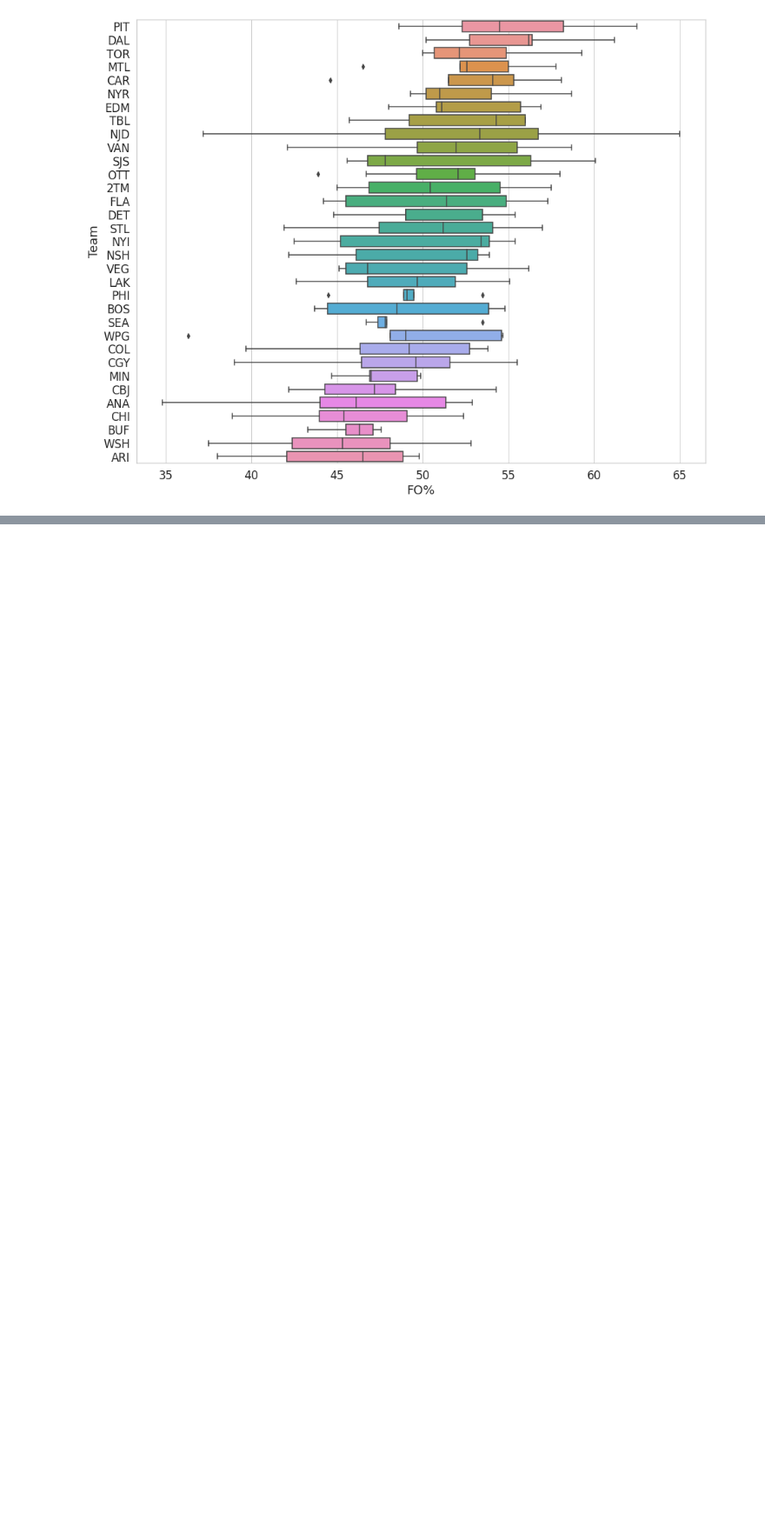
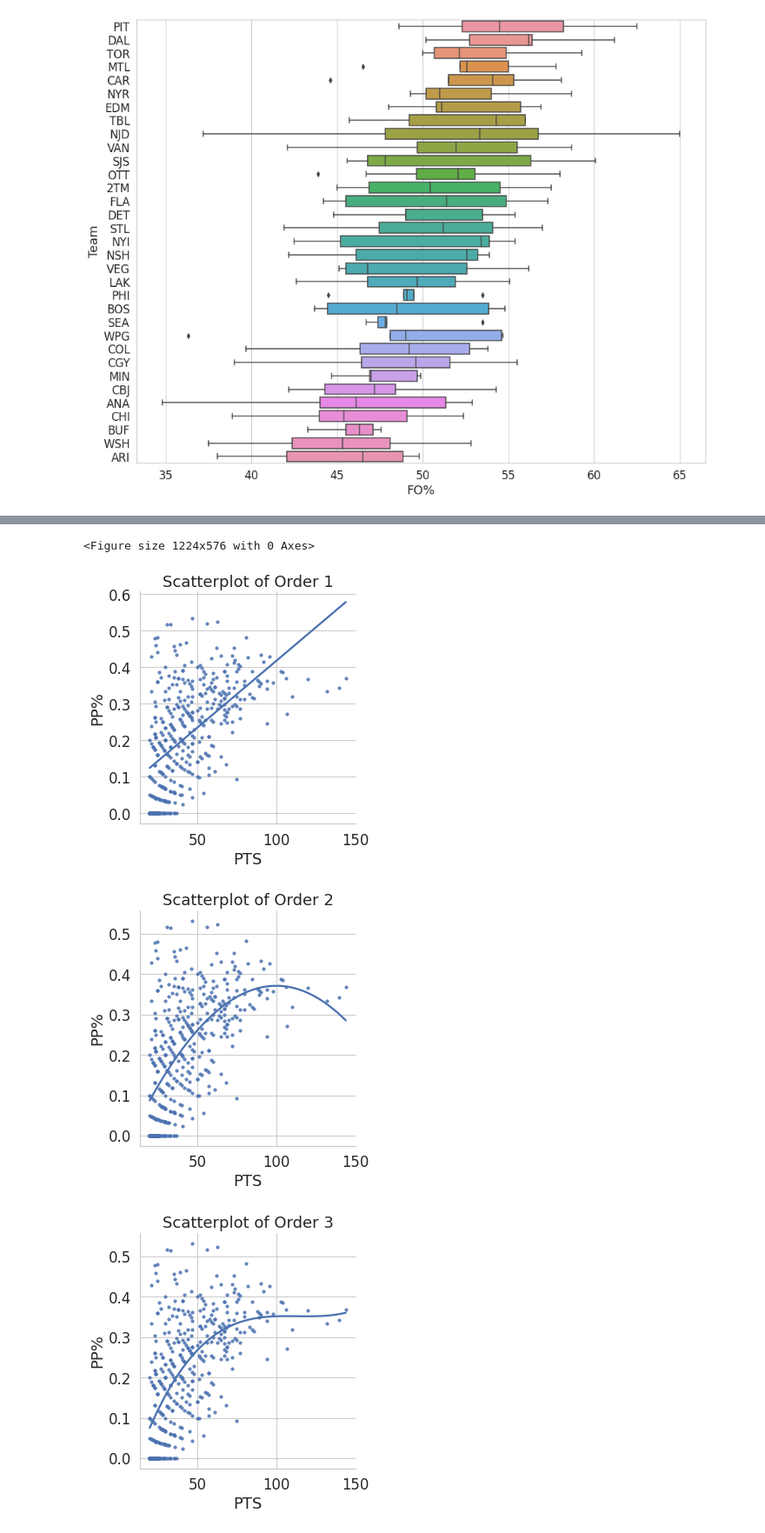
Before and after one commit to pbton/lonely_gold, a Jupyter notebook: NHL.ipynb, the cells around one changed output, grey strips where cells are left out. Shown at 87% size. Saved outputs shown, nothing was run; the diff lists cells and outputs as text; code cells hidden in the pictures; blank space fills up the shorter version.

```diff
--- a/NHL.ipynb
+++ b/NHL.ipynb
@@ -91,0 +104,7 @@ plt.show()
+# %%
+pp_df = df[['Player','PTS','PPG','PP']]
+pp_df[['PTS','PPG','PP']] = pp_df[['PTS','PPG','PP']].apply(pd.to_numeric)
+pp_df = pp_df[pp_df.PTS >= 20]
+pp_df['PPP'] = pp_df['PPG']+pp_df['PP']
+pp_df['PP%'] = pp_df['PPP']/pp_df['PTS']
+pp_df.sort_values(by='PP%', ascending=False)
@@ -91,0 +144,13 @@ plt.show()
+# %%
+plt.figure(1 , figsize = (17 , 8))
+n = 0
+for y in [1,2,3,4,5,6,7,8,9,10]:
+    n += 1
+    sns.lmplot(data=pp_df, x="PTS", y="PP%", order=y, ci=None, scatter_kws={"s": 10})
+    plt.title('Scatterplot of Order {}'.format(y))
+plt.show()
+# %% [output]
+<Figure size 1224x576 with 0 Axes>
+[figure, added]
+[figure, added]
+[figure, added]
```
Also changed, not shown: parts of 12 cells of this notebook.
